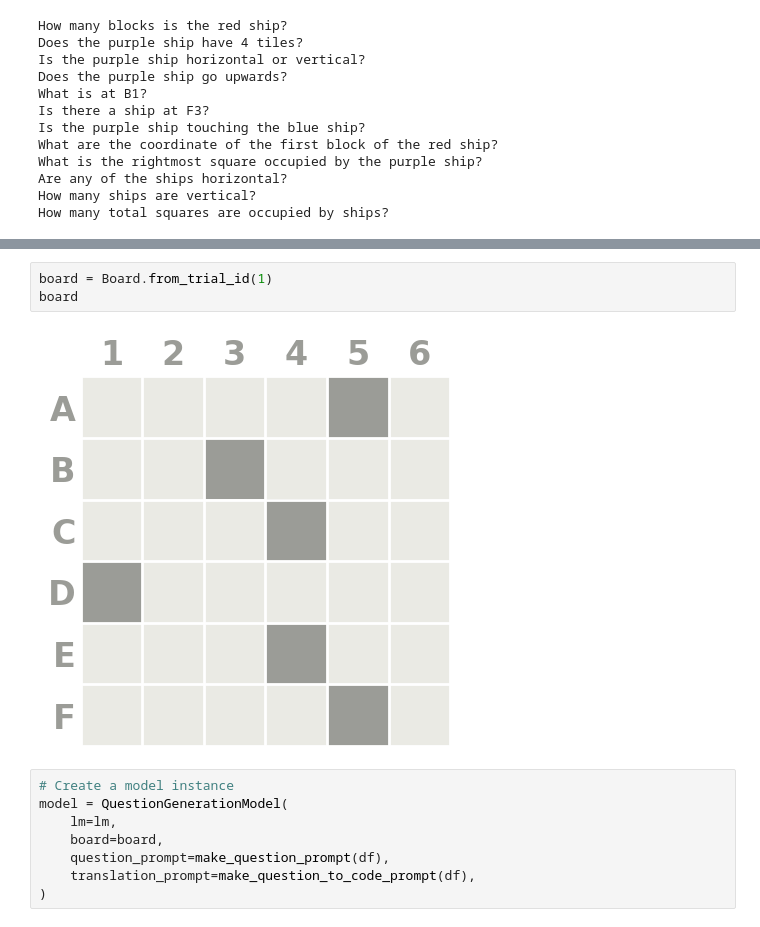
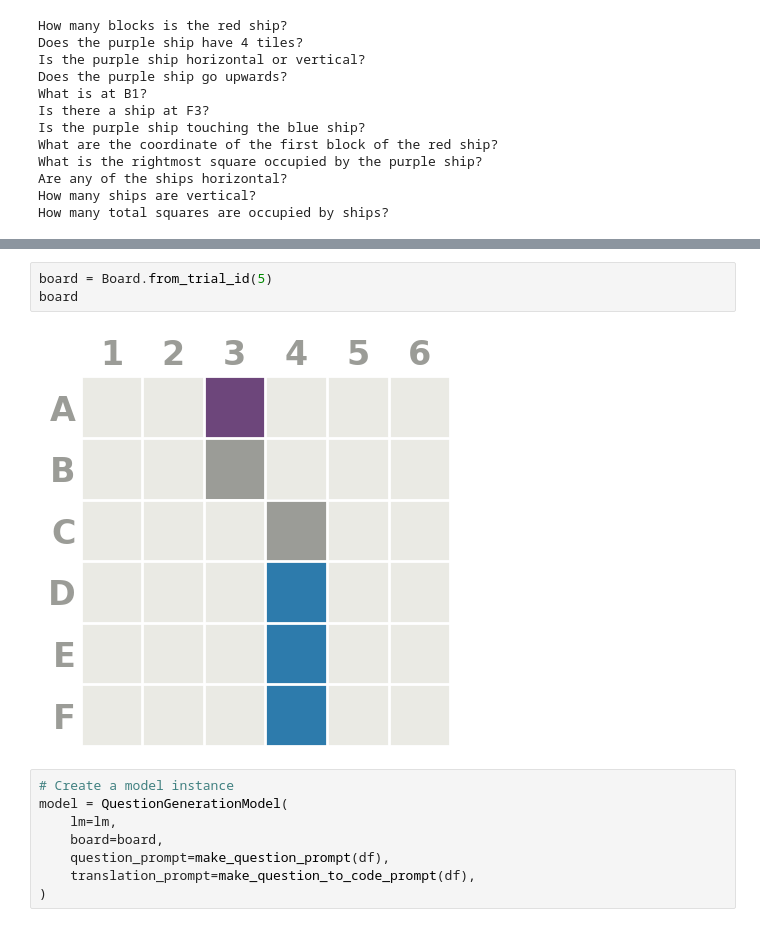
Before and after one commit to gabegrand/battleship, a Jupyter notebook: notebooks/hfppl.ipynb, the cells around one changed output, grey strips where cells are left out. Drawn from its saved outputs; the diff is of its cells as text.

```diff
--- a/notebooks/hfppl.ipynb
+++ b/notebooks/hfppl.ipynb
@@ -160,10 +162,10 @@ class QuestionGenerationModel(Model):
     def immutable_properties(self):
         return set([])
 # %%
-board = Board.from_trial_id(1)
+board = Board.from_trial_id(5)
 board
 # %% [output]
-[figure, old version]
+[figure, new version]
 # %%
 # Create a model instance
 model = QuestionGenerationModel(
```
Also changed, not shown: parts of 4 cells of this notebook.
